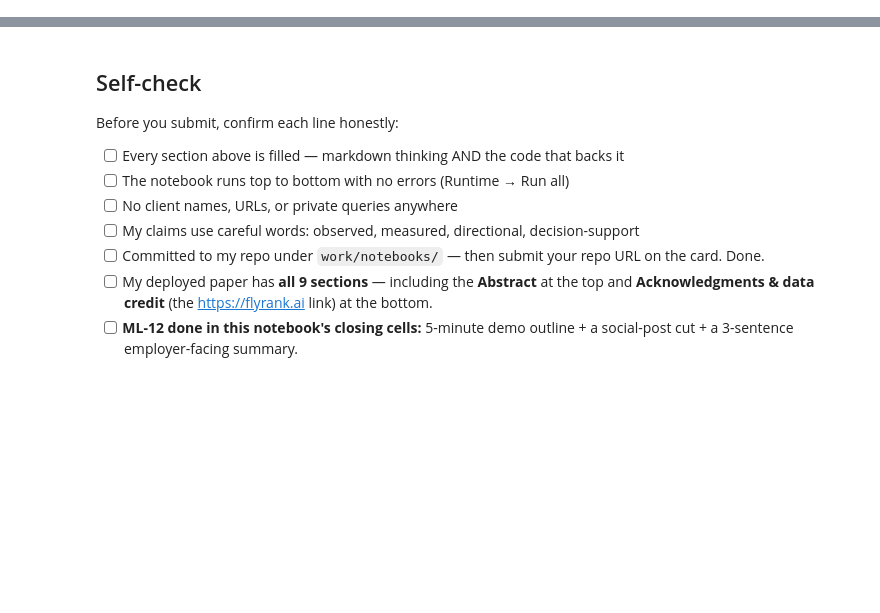
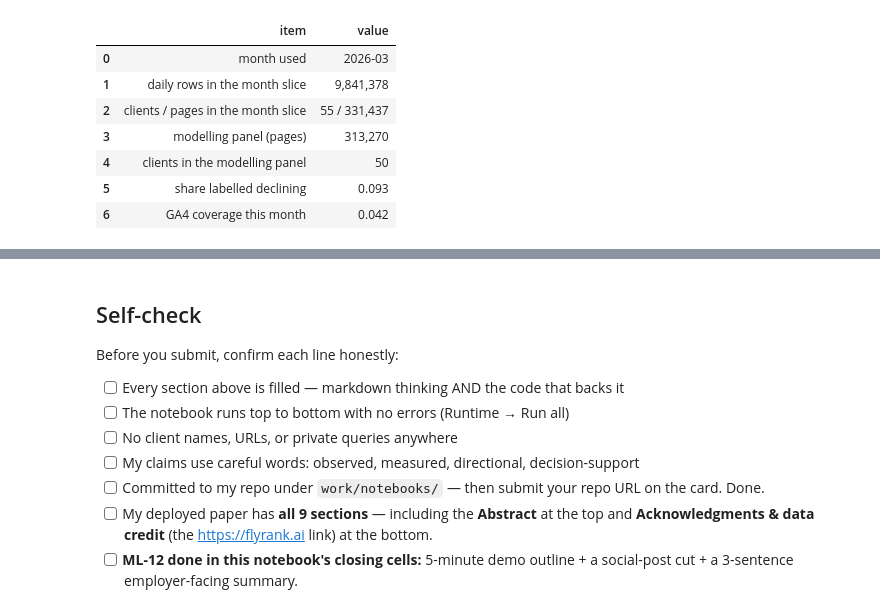
Before and after one commit to mohamedkhaled600/flyrank-internship-ml, a Jupyter notebook: work/notebooks/capstone.ipynb, the cells around one changed output, grey strips where cells are left out. Saved outputs shown, nothing was run; the diff lists cells and outputs as text; code cells hidden in the pictures; blank space fills up the shorter version.

```diff
--- a/work/notebooks/capstone.ipynb
+++ b/work/notebooks/capstone.ipynb
@@ -36,0 +21,11 @@ This skeleton is yours to fill. Work the sections **in order** — each one has
+# %%
+import os, json
+# Colab starts in /content, not inside the repo -- clone once, then work from work/notebooks
+if not os.path.exists("../outputs/w07_playbook_metrics.json"):
+    !git clone --quiet https://github.com/mohamedkhaled600/flyrank-internship-ml.git
+    %cd flyrank-internship-ml/work/notebooks
+
+metrics = json.load(open("../outputs/w07_playbook_metrics.json"))
+print("Lane: content refresh / opportunity scoring")
+print("Question: which pages should an editor review first?")
+print("Label: declining = clicks in 16-31 March < clicks in 1-15 March (month =", metrics["month"] + ")")
@@ -36,0 +50,22 @@ This skeleton is yours to fill. Work the sections **in order** — each one has
+# %%
+import pandas as pd
+# Month-slice facts below were measured in w03_data_contract; panel facts come from the metrics JSON.
+facts = pd.DataFrame([
+    ("month used", metrics["month"]),
+    ("daily rows in the month slice", "9,841,378"),
+    ("clients / pages in the month slice", "55 / 331,437"),
+    ("modelling panel (pages)", f"{metrics['n_rows_in_panel']:,}"),
+    ("clients in the modelling panel", metrics["n_clients_in_panel"]),
+    ("share labelled declining", metrics["base_rate"]),
+    ("GA4 coverage this month", metrics["ga4_coverage_this_month"]),
+], columns=["item", "value"])
+facts
+# %% [output]
+|  | item | value |
+| 0 | month used | 2026-03 |
+| 1 | daily rows in the month slice | 9,841,378 |
+| 2 | clients / pages in the month slice | 55 / 331,437 |
+| 3 | modelling panel (pages) | 313,270 |
+| 4 | clients in the modelling panel | 50 |
+| 5 | share labelled declining | 0.093 |
+| 6 | GA4 coverage this month | 0.042 |
```
Also changed, not shown: parts of 22 cells of this notebook, 1 other file.
